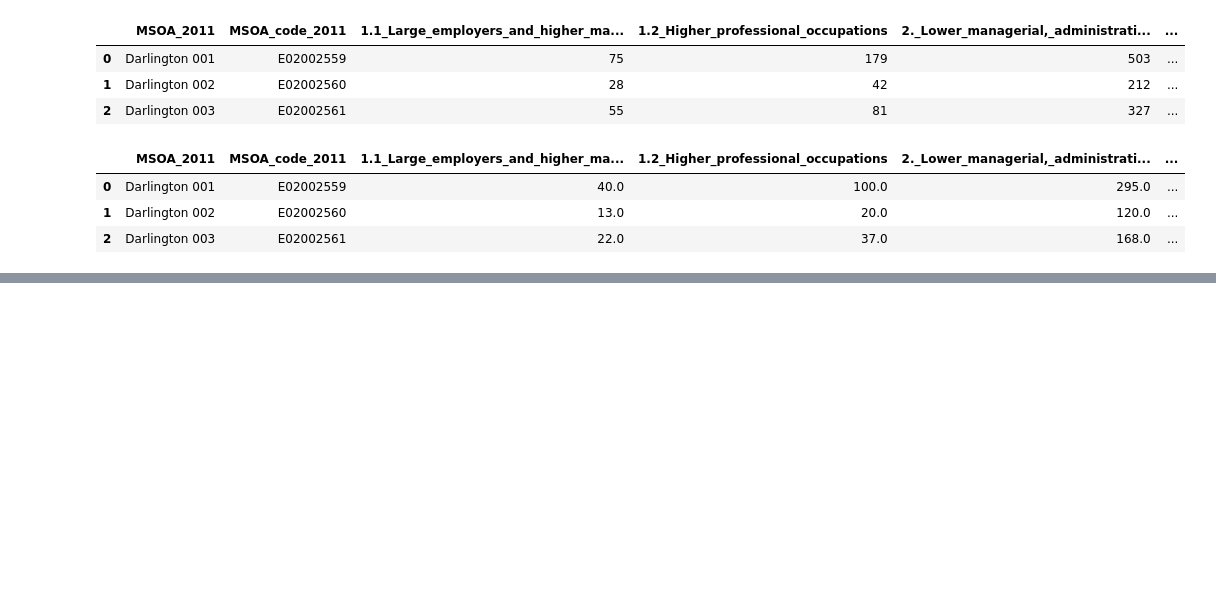
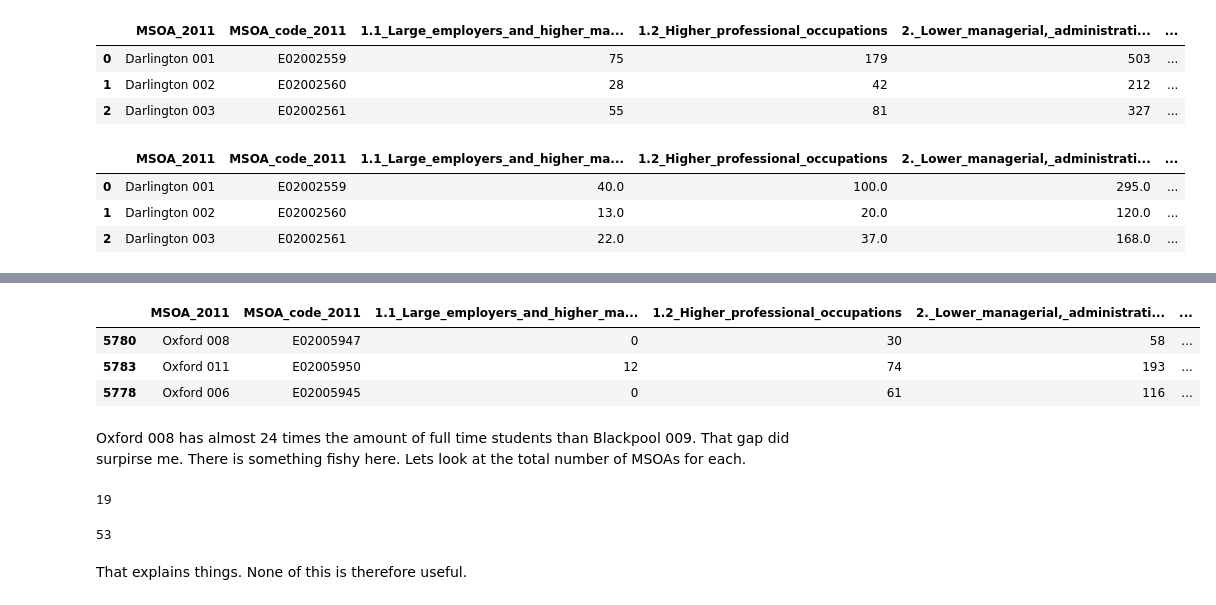
Before and after one commit to HamedPour/TM351_EMA, a Jupyter notebook: EMA_nootbook.ipynb, the cells around one changed output, grey strips where cells are left out. Drawn from its saved outputs; the diff is of its cells as text; code cells hidden in the pictures; blank space fills up the shorter version.

```diff
--- a/EMA_nootbook.ipynb
+++ b/EMA_nootbook.ipynb
@@ -138,0 +187,21 @@ df4.head(3)
+# %%
+oxford = df1.loc[df1.MSOA_2011.str.contains("Oxford")]
+oxford.sort_values(["L15_Full_time_students"], ascending=False).head(3)
+# %% [output]
+|  | MSOA_2011 | MSOA_code_2011 | 1.1_Large_employers_and_higher_ma... | 1.2_Higher_professional_occupations | 2._Lower_managerial,_administrati... | ... |
+| 5780 | Oxford 008 | E02005947 | 0 | 30 | 58 | ... |
+| 5783 | Oxford 011 | E02005950 | 12 | 74 | 193 | ... |
+| 5778 | Oxford 006 | E02005945 | 0 | 61 | 116 | ... |
+# %% [markdown]
+Oxford 008 has almost 24 times the amount of full time students than Blackpool 009. That gap did surpirse me.
+There is something fishy here. Lets look at the total number of MSOAs for each.
+# %%
+len(blackpool)
+# %% [output]
+19
+# %%
+len(oxford)
+# %% [output]
+53
+# %% [markdown]
+That explains things. None of this is therefore useful.
```
Also changed, not shown: parts of 11 cells of this notebook, 4 other files.
